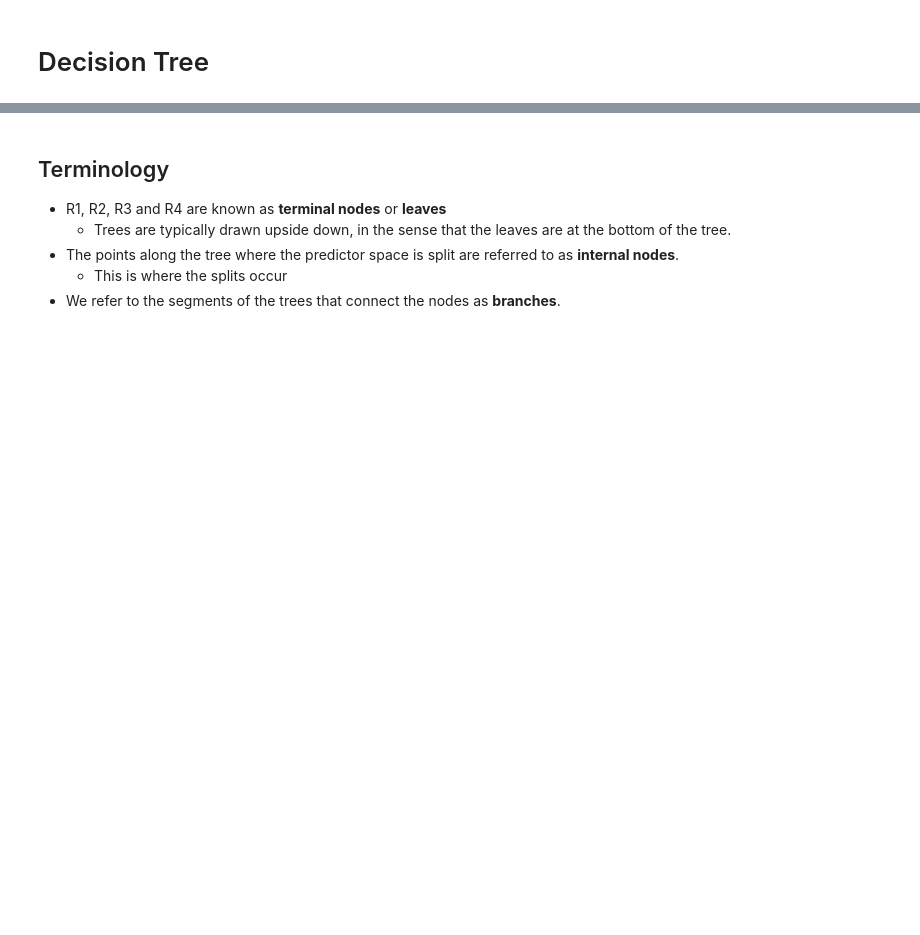
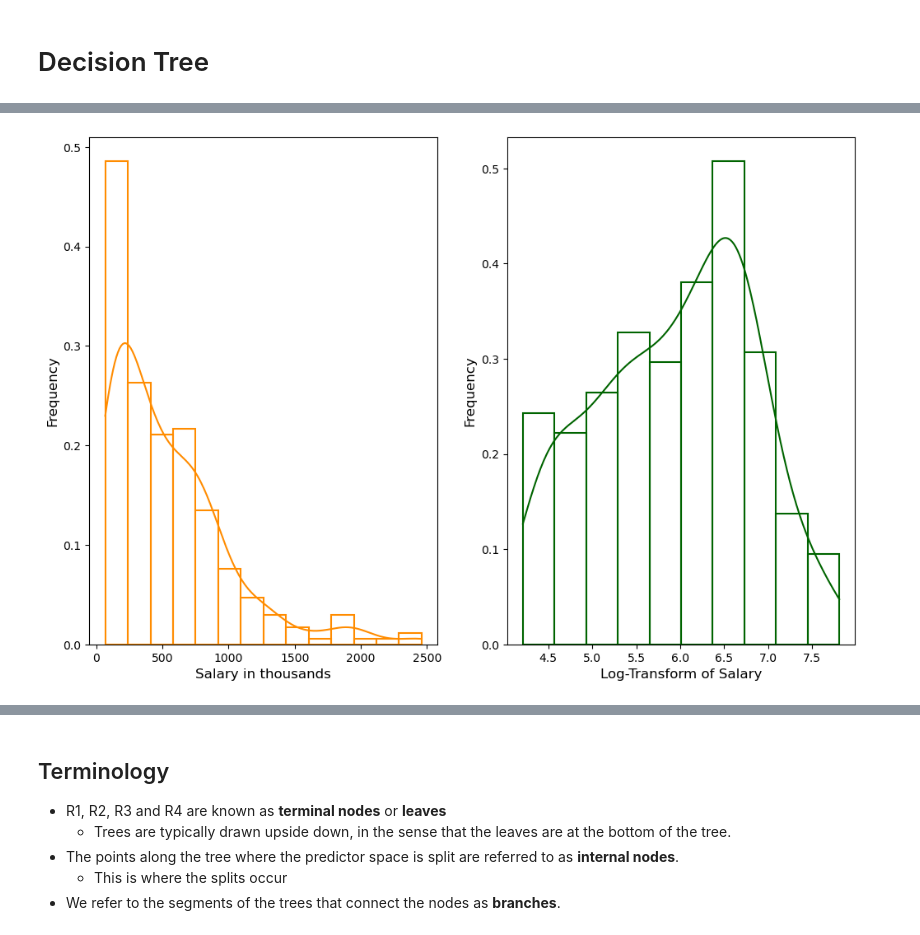
Before and after one commit to JonathanAHolmes/Data-Science-for-Social-Scientists, a Jupyter notebook: Class 11 - Tree Based Methods/Class 11 - Tree-based methods.ipynb, the cells around one changed output, grey strips where cells are left out. Saved outputs shown, nothing was run; the diff lists cells and outputs as text; code cells hidden in the pictures; blank space fills up the shorter version.

```diff
--- a/Class 11 - Tree Based Methods/Class 11 - Tree-based methods.ipynb
+++ b/Class 11 - Tree Based Methods/Class 11 - Tree-based methods.ipynb
@@ -30,5 +28,5 @@ folder="~/Dropbox/_teaching/ECO4199/2023/Data-Science-for-Social-Scientists/Clas
 # %%
-df=pd.read_csv(folder+"Hitters.csv")
+df=pd.read_csv('https://www.dropbox.com/scl/fi/0sdjzynr4369663yhczrg/Hitters.csv?rlkey=zme3dppn0e21vrrsvzpxa2vwh&dl=1')
 df.pop(df.columns[0])
 print("Before Data Cleaning")
 display(df.head())
@@ -41,13 +59,15 @@ df.head()
 # %%
 fig, axes =plt.subplots(1,2, figsize=(12,8))
 
 sns.histplot(x=df['Salary'], stat='frequency', kde=True,color='darkorange', fill=False,line_kws={'color':'k'}, ax=axes[0])
 sns.histplot(x=df['salary'], stat='density', kde=True,color='darkgreen', fill=False, ax=axes[1])
 
-axes[0].set_xlabel("Salary in Thoushands",fontsize=12)
+axes[0].set_xlabel("Salary in thousands",fontsize=12)
 axes[1].set_xlabel("Log-Transform of Salary",fontsize=12)
 axes[0].set_ylabel("Frequency",fontsize=12)
 axes[1].set_ylabel("Frequency",fontsize=12)
 
 plt.show()
+# %% [output]
+[figure, added]
 # %%
```
Also changed, not shown: parts of 37 cells of this notebook.
